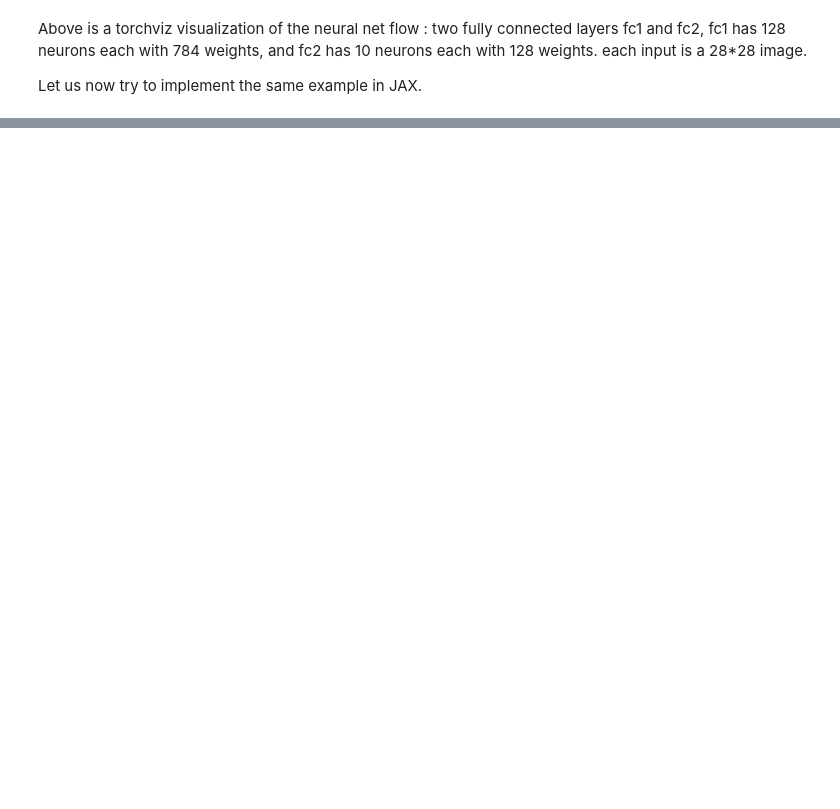
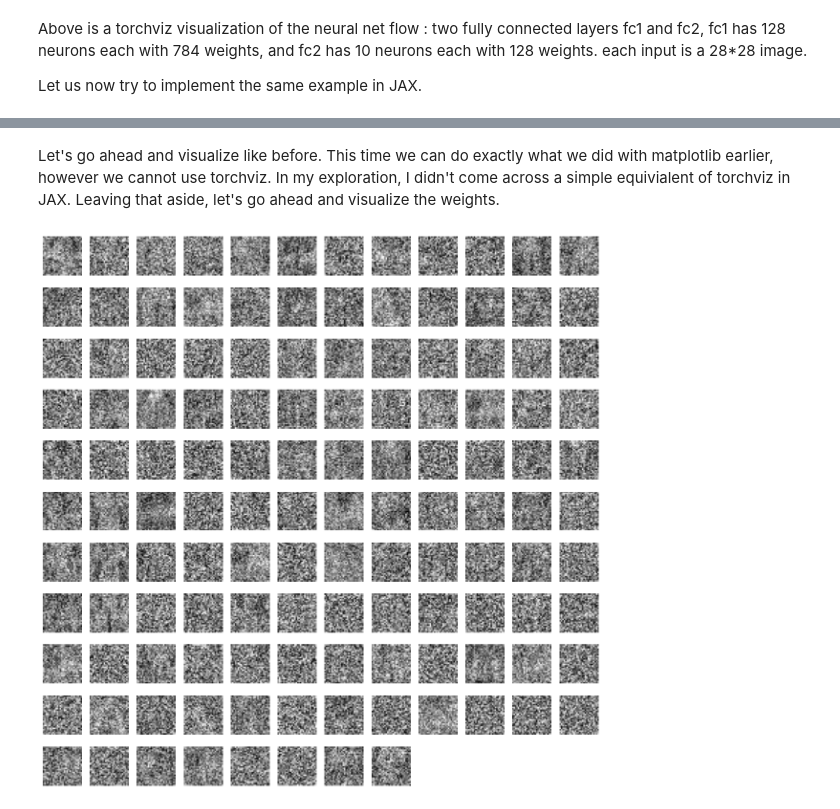
Before and after one commit to sriramgkn/sriramgkn.github.io, a Jupyter notebook: notebooks/notebook-ml.ipynb, the cells around one changed output, grey strips where cells are left out. Drawn from its saved outputs; the diff is of its cells as text; code cells hidden in the pictures; blank space fills up the shorter version.

```diff
--- a/notebooks/notebook-ml.ipynb
+++ b/notebooks/notebook-ml.ipynb
@@ -121,0 +218,18 @@ Let us now try to implement the same example in JAX.
+# %% [markdown]
+Let's go ahead and visualize like before. This time we can do exactly what we did with matplotlib earlier, however we cannot use torchviz. In my exploration, I didn't come across a simple equivialent of torchviz in JAX. Leaving that aside, let's go ahead and visualize the weights.
+# %%
+weights = state.params['Dense_0']['kernel']
+# Transpose the weights to match the input shape for visualization
+weights = weights.T
+
+# Reshape and plot the weights
+fig, axes = plt.subplots(11, 12, figsize=(15, 15))
+for i, ax in enumerate(axes.flat):
+    if i < weights.shape[0]:  # Check to avoid index error
+        weight = weights[i].reshape(28, 28)  # Reshape the weight to 28x28
+        ax.imshow(weight, cmap='gray')
+    ax.axis('off')
+#plt.tight_layout()
+plt.show()
+# %% [output]
+[figure, added]
```
Also changed, not shown: parts of 11 cells of this notebook, 5 other files.
